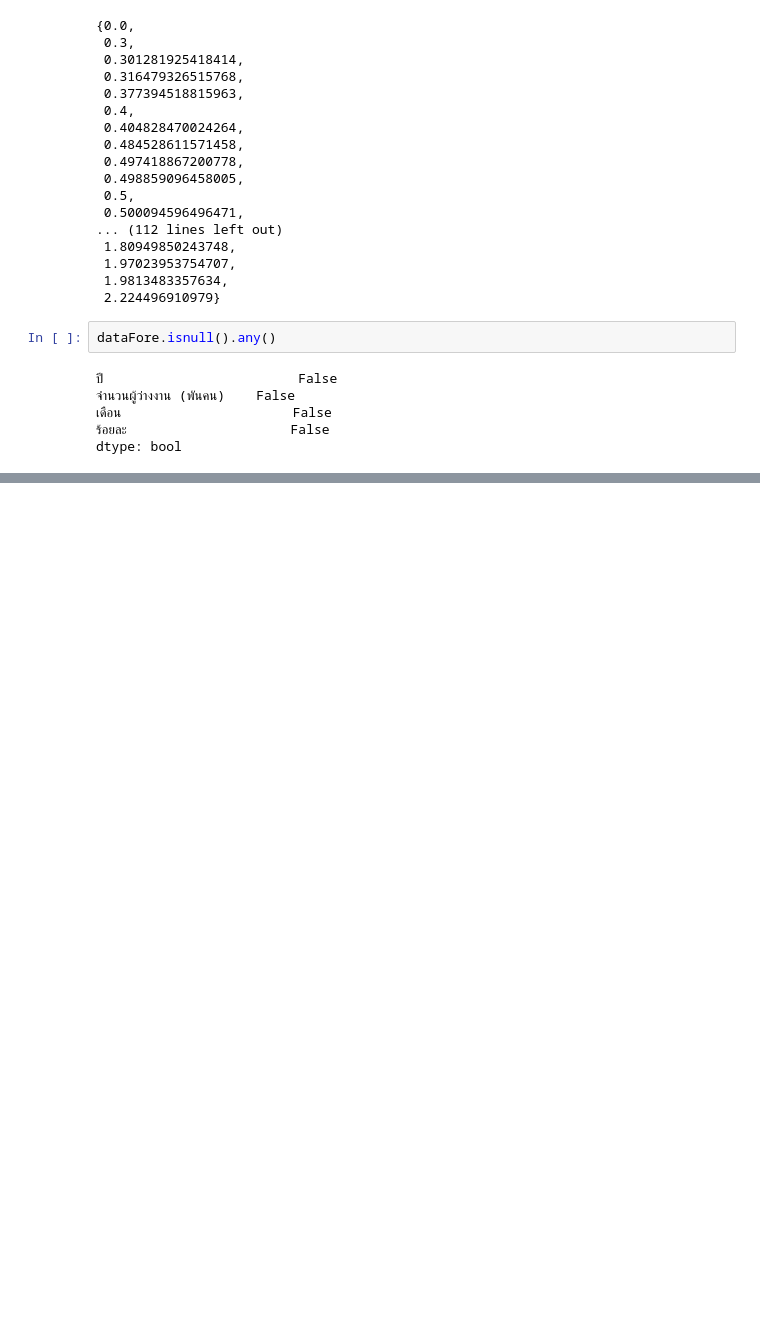
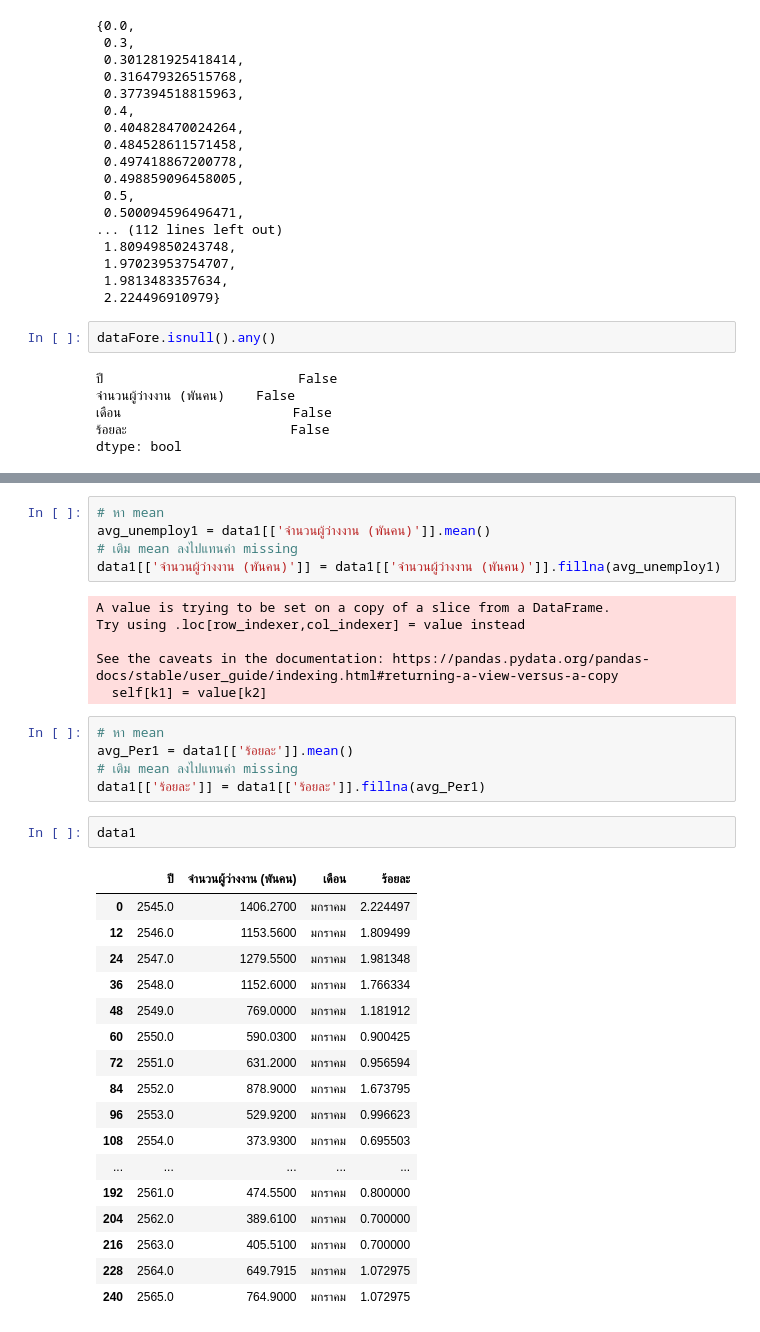
Before and after one commit to Jittiya/Co-operative-Education-Science., a Jupyter notebook: Forecast_unemplloyment.ipynb, the cells around one changed output, grey strips where cells are left out. Cells and saved outputs as stored; diff of their text form; blank space fills up the shorter version.

```diff
--- a/Forecast_unemplloyment.ipynb
+++ b/Forecast_unemplloyment.ipynb
@@ -154,0 +215,36 @@ dtype: bool
+# %%
+# หา mean
+avg_unemploy1 = data1[['จำนวนผู้ว่างงาน (พันคน)']].mean()
+# เติม mean ลงไปแทนค่า missing
+data1[['จำนวนผู้ว่างงาน (พันคน)']] = data1[['จำนวนผู้ว่างงาน (พันคน)']].fillna(avg_unemploy1)
+# %% [output]
+A value is trying to be set on a copy of a slice from a DataFrame.
+Try using .loc[row_indexer,col_indexer] = value instead
+
+See the caveats in the documentation: https://pandas.pydata.org/pandas-docs/stable/user_guide/indexing.html#returning-a-view-versus-a-copy
+  self[k1] = value[k2]
+# %%
+# หา mean
+avg_Per1 = data1[['ร้อยละ']].mean()
+# เติม mean ลงไปแทนค่า missing
+data1[['ร้อยละ']] = data1[['ร้อยละ']].fillna(avg_Per1)
+# %%
+data1
+# %% [output]
+|  | ปี | จำนวนผู้ว่างงาน (พันคน) | เดือน | ร้อยละ |
+| 0 | 2545.0 | 1406.2700 | มกราคม | 2.224497 |
+| 12 | 2546.0 | 1153.5600 | มกราคม | 1.809499 |
+| 24 | 2547.0 | 1279.5500 | มกราคม | 1.981348 |
+| 36 | 2548.0 | 1152.6000 | มกราคม | 1.766334 |
+| 48 | 2549.0 | 769.0000 | มกราคม | 1.181912 |
+| 60 | 2550.0 | 590.0300 | มกราคม | 0.900425 |
+| 72 | 2551.0 | 631.2000 | มกราคม | 0.956594 |
+| 84 | 2552.0 | 878.9000 | มกราคม | 1.673795 |
+| 96 | 2553.0 | 529.9200 | มกราคม | 0.996623 |
+| 108 | 2554.0 | 373.9300 | มกราคม | 0.695503 |
+| ... | ... | ... | ... | ... |
+| 192 | 2561.0 | 474.5500 | มกราคม | 0.800000 |
+| 204 | 2562.0 | 389.6100 | มกราคม | 0.700000 |
+| 216 | 2563.0 | 405.5100 | มกราคม | 0.700000 |
+| 228 | 2564.0 | 649.7915 | มกราคม | 1.072975 |
+| 240 | 2565.0 | 764.9000 | มกราคม | 1.072975 |
```
Also changed, not shown: parts of 49 cells of this notebook.
